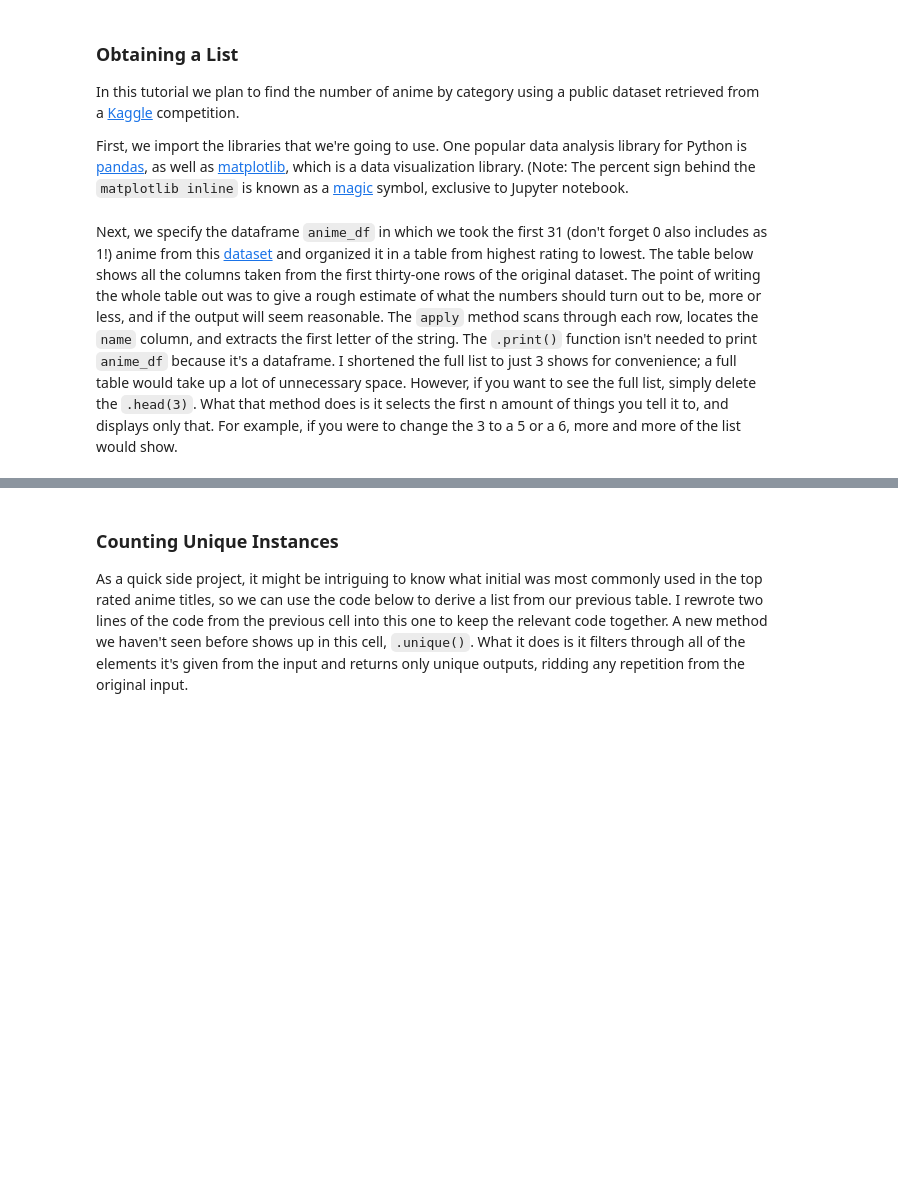
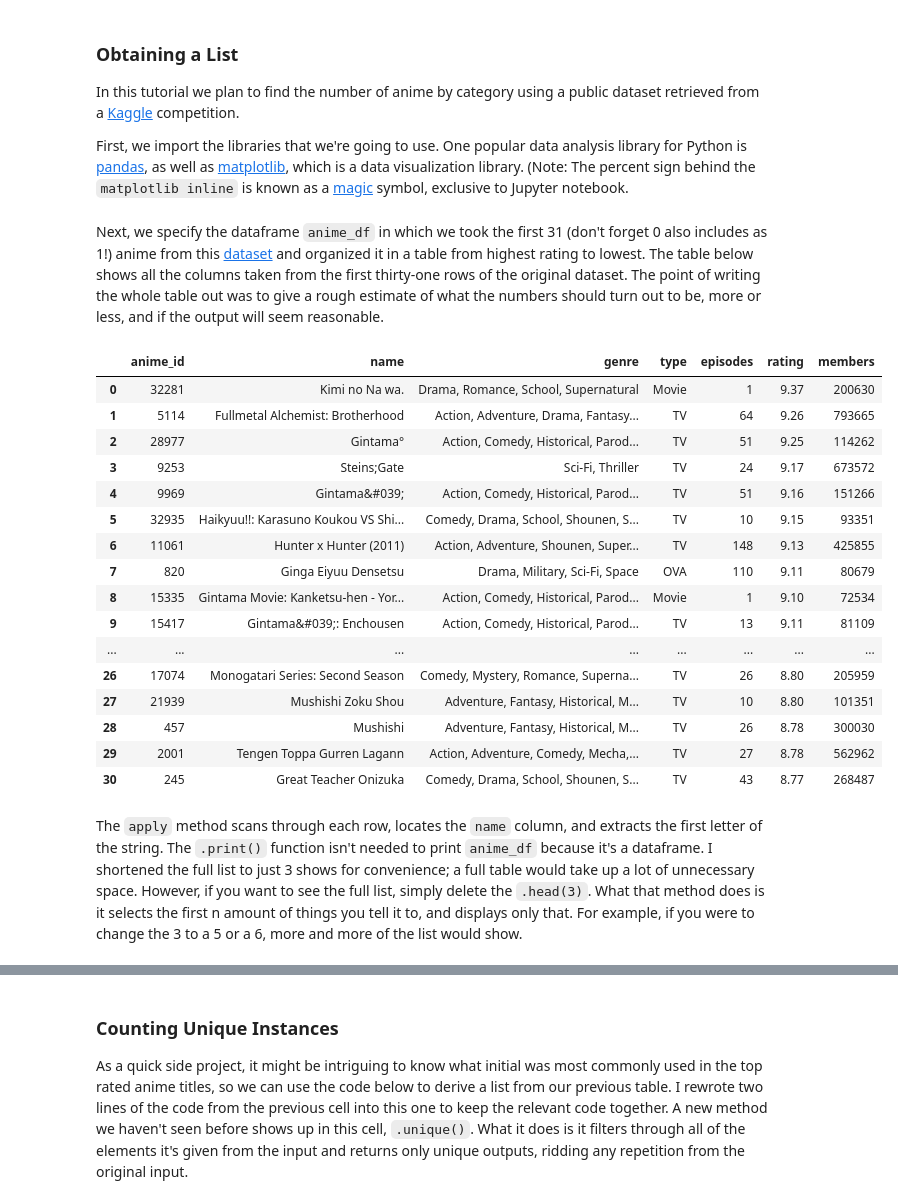
Before and after one commit to danpodgurschi/python_notebook, a Jupyter notebook: Python Notebook.ipynb, the cells around one changed output, grey strips where cells are left out. Drawn from its saved outputs; the diff is of its cells as text; code cells hidden in the pictures; blank space fills up the shorter version.

```diff
--- a/Python Notebook.ipynb
+++ b/Python Notebook.ipynb
@@ -21,6 +21,31 @@ import pandas as pd
 import matplotlib.pyplot as plt
 %matplotlib inline
 import numpy as np
+# %% [markdown]
+   Next, we specify the dataframe `anime_df` in which we took the first 31 (don't forget 0 also includes as 1!) anime from this [dataset](https://www.kaggle.com/CooperUnion/anime-recommendations-database) and organized it in a table from highest rating to lowest. The table below shows all the columns taken from the first thirty-one rows of the original dataset. The point of writing the whole table out was to give a rough estimate of what the numbers should turn out to be, more or less, and if the output will seem reasonable.
+# %%
+anime_df = pd.read_csv('anime.csv')
+#print(anime)
+#print(initials)
+anime_df
+# %% [output]
+|  | anime_id | name | genre | type | episodes | rating | members |
+| 0 | 32281 | Kimi no Na wa. | Drama, Romance, School, Supernatural | Movie | 1 | 9.37 | 200630 |
+| 1 | 5114 | Fullmetal Alchemist: Brotherhood | Action, Adventure, Drama, Fantasy... | TV | 64 | 9.26 | 793665 |
+| 2 | 28977 | Gintama° | Action, Comedy, Historical, Parod... | TV | 51 | 9.25 | 114262 |
+| 3 | 9253 | Steins;Gate | Sci-Fi, Thriller | TV | 24 | 9.17 | 673572 |
+| 4 | 9969 | Gintama&#039; | Action, Comedy, Historical, Parod... | TV | 51 | 9.16 | 151266 |
+| 5 | 32935 | Haikyuu!!: Karasuno Koukou VS Shi... | Comedy, Drama, School, Shounen, S... | TV | 10 | 9.15 | 93351 |
+| 6 | 11061 | Hunter x Hunter (2011) | Action, Adventure, Shounen, Super... | TV | 148 | 9.13 | 425855 |
+| 7 | 820 | Ginga Eiyuu Densetsu | Drama, Military, Sci-Fi, Space | OVA | 110 | 9.11 | 80679 |
+| 8 | 15335 | Gintama Movie: Kanketsu-hen - Yor... | Action, Comedy, Historical, Parod... | Movie | 1 | 9.10 | 72534 |
+| 9 | 15417 | Gintama&#039;: Enchousen | Action, Comedy, Historical, Parod... | TV | 13 | 9.11 | 81109 |
+| ... | ... | ... | ... | ... | ... | ... | ... |
+| 26 | 17074 | Monogatari Series: Second Season | Comedy, Mystery, Romance, Superna... | TV | 26 | 8.80 | 205959 |
+| 27 | 21939 | Mushishi Zoku Shou | Adventure, Fantasy, Historical, M... | TV | 10 | 8.80 | 101351 |
+| 28 | 457 | Mushishi | Adventure, Fantasy, Historical, M... | TV | 26 | 8.78 | 300030 |
+| 29 | 2001 | Tengen Toppa Gurren Lagann | Action, Adventure, Comedy, Mecha,... | TV | 27 | 8.78 | 562962 |
+| 30 | 245 | Great Teacher Onizuka | Comedy, Drama, School, Shounen, S... | TV | 43 | 8.77 | 268487 |
 # %% [markdown]
-   Next, we specify the dataframe `anime_df` in which we took the first 31 (don't forget 0 also includes as 1!) anime from this [dataset](https://www.kaggle.com/CooperUnion/anime-recommendations-database) and organized it in a table from highest rating to lowest. The table below shows all the columns taken from the first thirty-one rows of the original dataset. The point of writing the whole table out was to give a rough estimate of what the numbers should turn out to be, more or less, and if the output will seem reasonable. The `apply` method scans through each row, locates the `name` column, and extracts the first letter of the string. The `.print()` function isn't needed to print `anime_df` because it's a dataframe. I shortened the full list to just 3 shows for convenience; a full table would take up a lot of unnecessary space. However, if you want to see the full list, simply delete the `.head(3)`. What that method does is it selects the first n amount of things you tell it to, and displays only that. For example, if you were to change the 3 to a 5 or a 6, more and more of the list would show.
+The `apply` method scans through each row, locates the `name` column, and extracts the first letter of the string. The `.print()` function isn't needed to print `anime_df` because it's a dataframe. I shortened the full list to just 3 shows for convenience; a full table would take up a lot of unnecessary space. However, if you want to see the full list, simply delete the `.head(3)`. What that method does is it selects the first n amount of things you tell it to, and displays only that. For example, if you were to change the 3 to a 5 or a 6, more and more of the list would show.
 # %%
```
Also changed, not shown: parts of 1 cell of this notebook.
